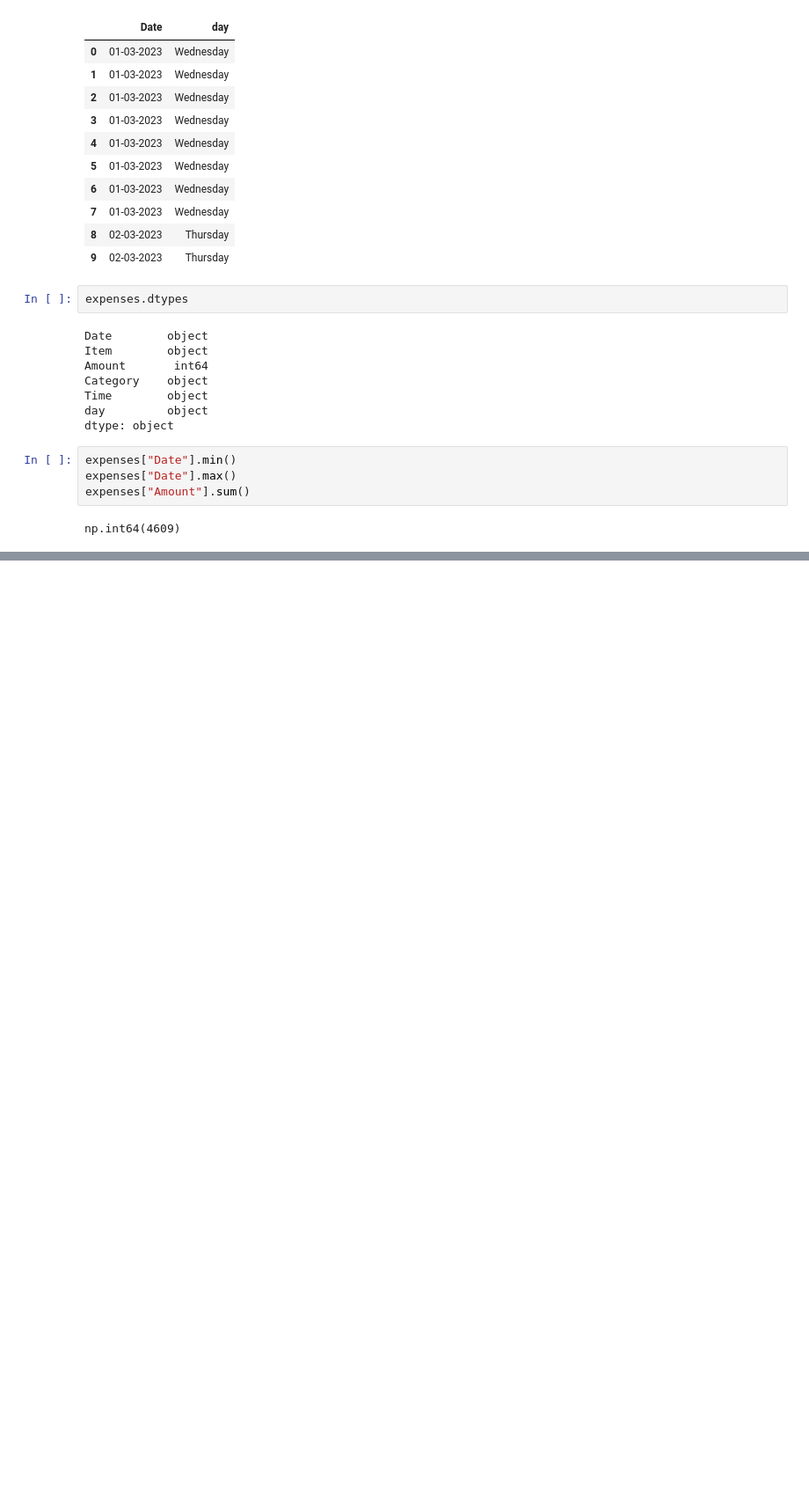
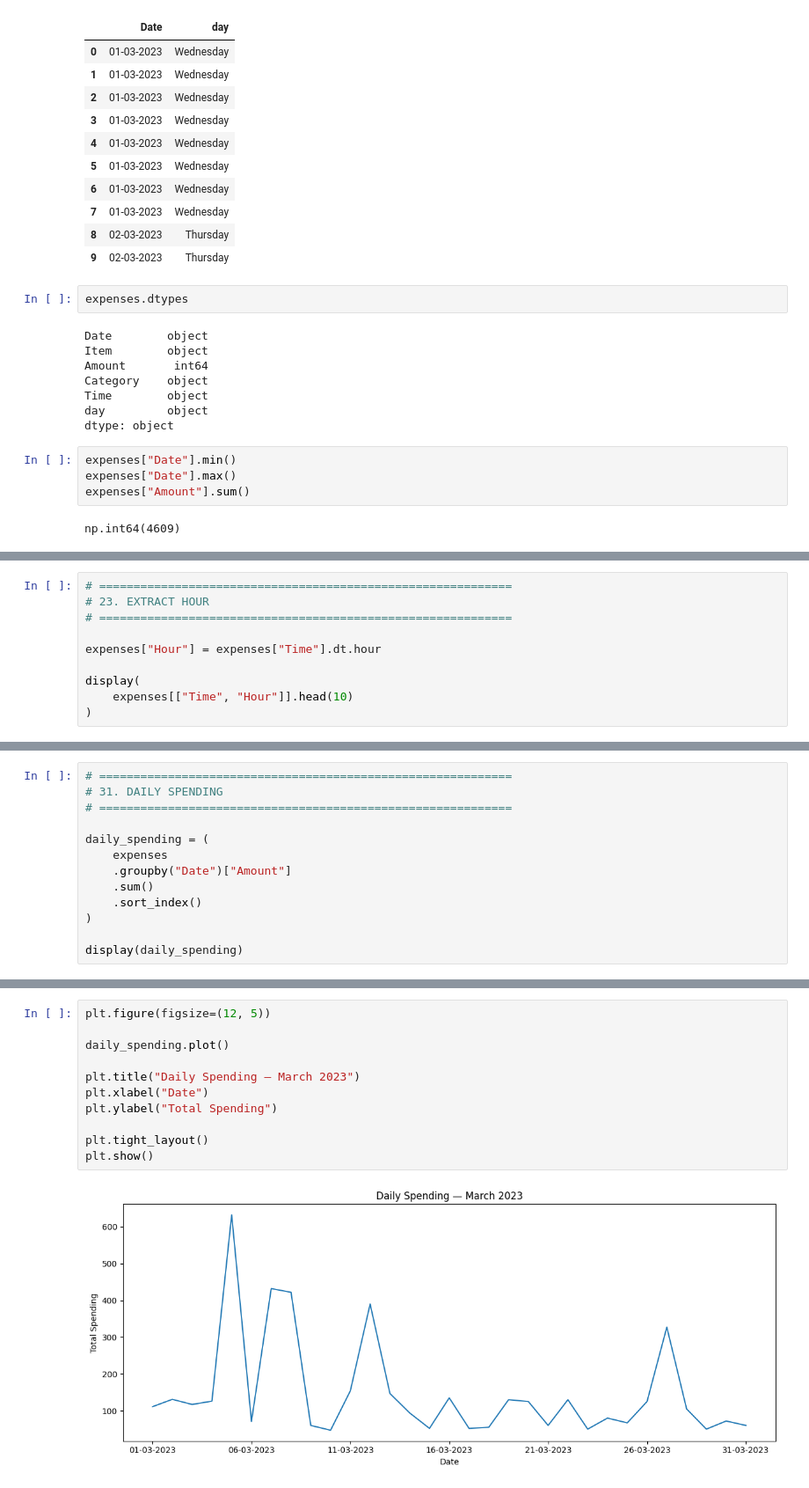
Before and after one commit to Ashx-22/personal-expense-intelligence-, a Jupyter notebook: notebook/01_expense_exploration.ipynb, the cells around one changed output, grey strips where cells are left out. Shown at 88% size. Cells and saved outputs as stored; diff of their text form; blank space fills up the shorter version.

```diff
--- a/notebook/01_expense_exploration.ipynb
+++ b/notebook/01_expense_exploration.ipynb
@@ -142,0 +460,10 @@ np.int64(4609)
+# %%
+# ============================================================
+# 23. EXTRACT HOUR
+# ============================================================
+
+expenses["Hour"] = expenses["Time"].dt.hour
+
+display(
+    expenses[["Time", "Hour"]].head(10)
+)
@@ -142,0 +620,13 @@ np.int64(4609)
+# %%
+# ============================================================
+# 31. DAILY SPENDING
+# ============================================================
+
+daily_spending = (
+    expenses
+    .groupby("Date")["Amount"]
+    .sum()
+    .sort_index()
+)
+
+display(daily_spending)
@@ -142,0 +718,13 @@ np.int64(4609)
+# %%
+plt.figure(figsize=(12, 5))
+
+daily_spending.plot()
+
+plt.title("Daily Spending — March 2023")
+plt.xlabel("Date")
+plt.ylabel("Total Spending")
+
+plt.tight_layout()
+plt.show()
+# %% [output]
+[figure, added]
```
Also changed, not shown: parts of 36 cells of this notebook, 2 other files.
